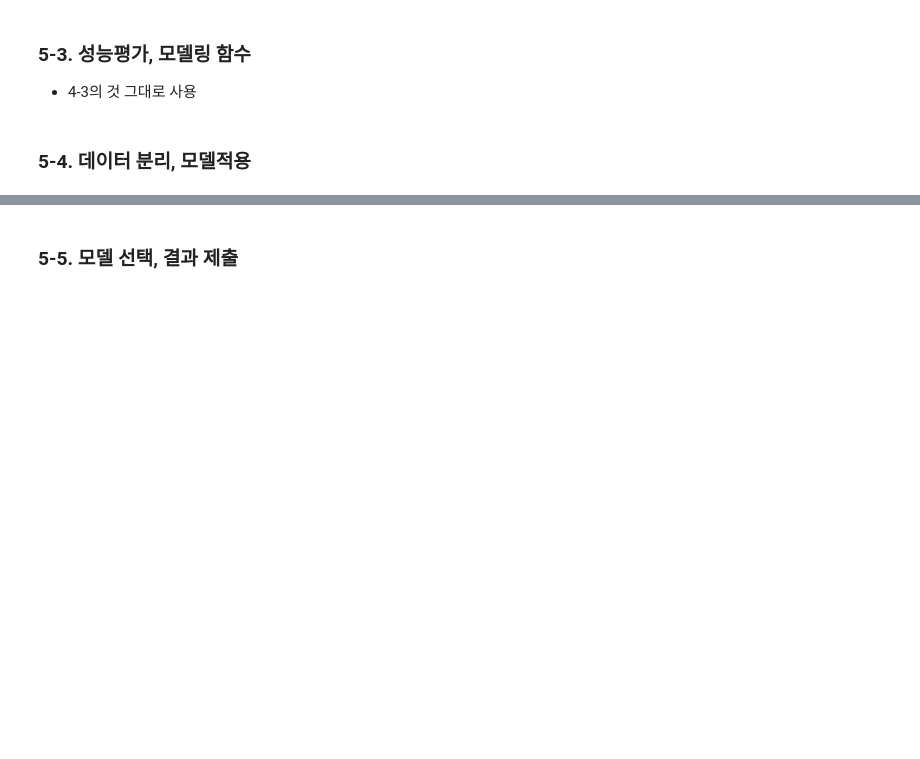
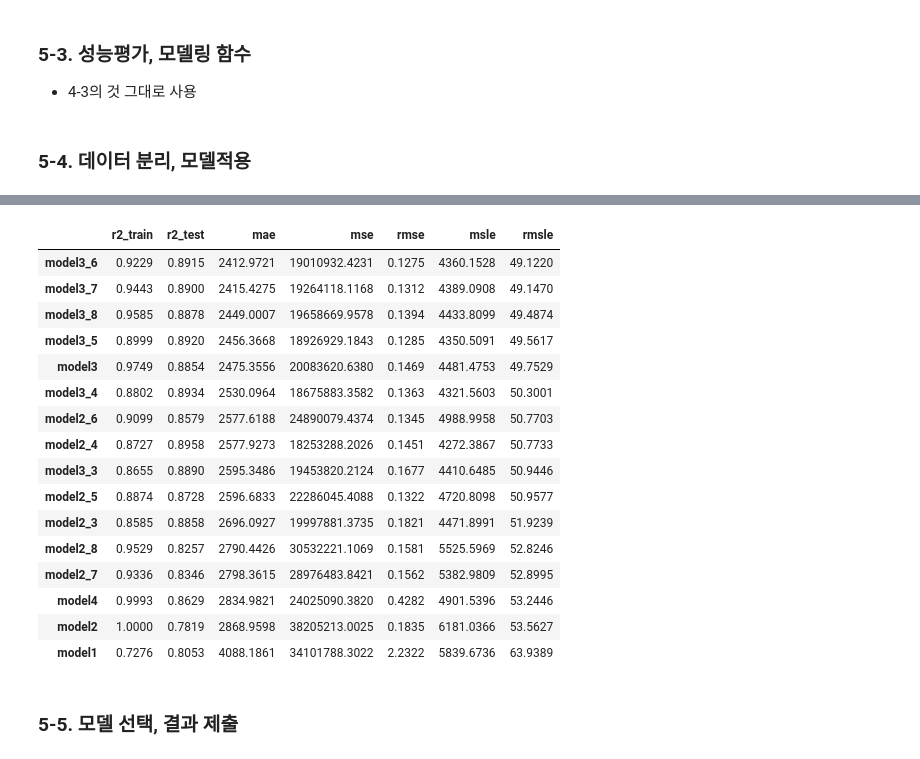
Before and after one commit to localtic/bigdata, a Jupyter notebook: [ML_04]_regression_LAB.ipynb, the cells around one changed output, grey strips where cells are left out. Saved outputs shown, nothing was run; the diff lists cells and outputs as text; code cells hidden in the pictures; blank space fills up the shorter version.

```diff
--- a/[ML_04]_regression_LAB.ipynb
+++ b/[ML_04]_regression_LAB.ipynb
@@ -1280,0 +1313,8 @@ Y_hidden = pd.read_csv('y_test.csv')
+# %%
+# [4] object 컬럼들에 대해서 Encoding 실행 - 필수
+# dfX['sex'].astype('category').cat.codes
+# dfX['sex'].replace(['male', 'female'], [0, 1])
+
+for x in ['sex', 'smoker', 'region']:
+    temp = dfX[x].unique()
+    dfX[x] = dfX[x].replace(temp, range(len(temp)))
@@ -1294,8 +1421,20 @@ Y_hidden = pd.read_csv('y_test.csv')
 # %%
 # [8] dfX 에서 사용할 feature 선택하여 dfX2로 저장
+Xfeatures = ['age', 'sex', 'bmi', 'children', 'smoker', 'region']
+dfX2 = dfX[Xfeatures]
 # %%
 # [9] dfX2 데이터를 XF, X_submissionF 로 다시 분리
 # dfX2 분리에서는 X_use의 행의 개수 사용
 # Y에서 'charges' 만 YF로 사용
+train_size = len(X_use)
+XF = dfX2[:train_size] # dfX2가 DataFrame, ndarray인 경우도 행번호로 인덱싱 가능
+X_submissionF = dfX2[train_size:]
+YF = Y['charges']
+Y_submissionF = Y_hidden['charges']
 # %%
 # [10] XF, YF 데이터를 사용하여 데이터를 분리하고 make_models를 호출합니다.
+xtrain, xtest, ytrain, ytest = train_test_split(XF, YF,
+                                                test_size=0.3,
+                                                random_state=1234)
+models = make_models_f(xtrain, xtest, ytrain, ytest)
+print(models)
@@ -1302,4 +1459,24 @@ Y_hidden = pd.read_csv('y_test.csv')
 # %%
 # [11] models를 평가기준으로 정렬하여 좋은 모델을 알아봄
+models = models.T
+models.sort_values('rmsle')
+# %% [output]
+|  | r2_train | r2_test | mae | mse | rmse | msle | rmsle |
+| model3_6 | 0.9229 | 0.8915 | 2412.9721 | 19010932.4231 | 0.1275 | 4360.1528 | 49.1220 |
+| model3_7 | 0.9443 | 0.8900 | 2415.4275 | 19264118.1168 | 0.1312 | 4389.0908 | 49.1470 |
+| model3_8 | 0.9585 | 0.8878 | 2449.0007 | 19658669.9578 | 0.1394 | 4433.8099 | 49.4874 |
+| model3_5 | 0.8999 | 0.8920 | 2456.3668 | 18926929.1843 | 0.1285 | 4350.5091 | 49.5617 |
+| model3 | 0.9749 | 0.8854 | 2475.3556 | 20083620.6380 | 0.1469 | 4481.4753 | 49.7529 |
+| model3_4 | 0.8802 | 0.8934 | 2530.0964 | 18675883.3582 | 0.1363 | 4321.5603 | 50.3001 |
+| model2_6 | 0.9099 | 0.8579 | 2577.6188 | 24890079.4374 | 0.1345 | 4988.9958 | 50.7703 |
+| model2_4 | 0.8727 | 0.8958 | 2577.9273 | 18253288.2026 | 0.1451 | 4272.3867 | 50.7733 |
+| model3_3 | 0.8655 | 0.8890 | 2595.3486 | 19453820.2124 | 0.1677 | 4410.6485 | 50.9446 |
+| model2_5 | 0.8874 | 0.8728 | 2596.6833 | 22286045.4088 | 0.1322 | 4720.8098 | 50.9577 |
+| model2_3 | 0.8585 | 0.8858 | 2696.0927 | 19997881.3735 | 0.1821 | 4471.8991 | 51.9239 |
+| model2_8 | 0.9529 | 0.8257 | 2790.4426 | 30532221.1069 | 0.1581 | 5525.5969 | 52.8246 |
+| model2_7 | 0.9336 | 0.8346 | 2798.3615 | 28976483.8421 | 0.1562 | 5382.9809 | 52.8995 |
+| model4 | 0.9993 | 0.8629 | 2834.9821 | 24025090.3820 | 0.4282 | 4901.5396 | 53.2446 |
+| model2 | 1.0000 | 0.7819 | 2868.9598 | 38205213.0025 | 0.1835 | 6181.0366 | 53.5627 |
+| model1 | 0.7276 | 0.8053 | 4088.1861 | 34101788.3022 | 2.2322 | 5839.6736 | 63.9389 |
 # %% [markdown]
 ### 5-5. 모델 선택, 결과 제출
```
Also changed, not shown: parts of 22 cells of this notebook.
